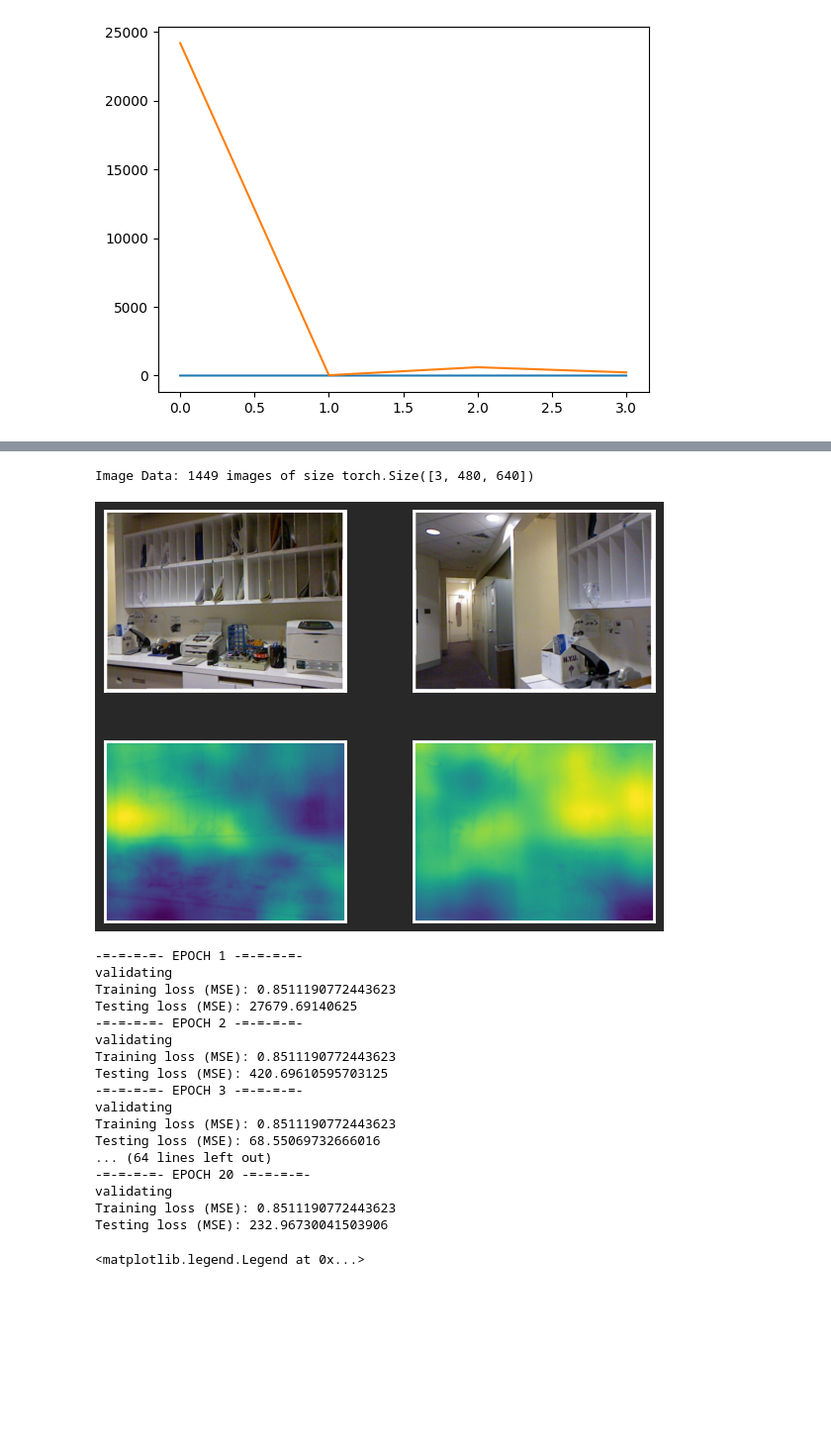
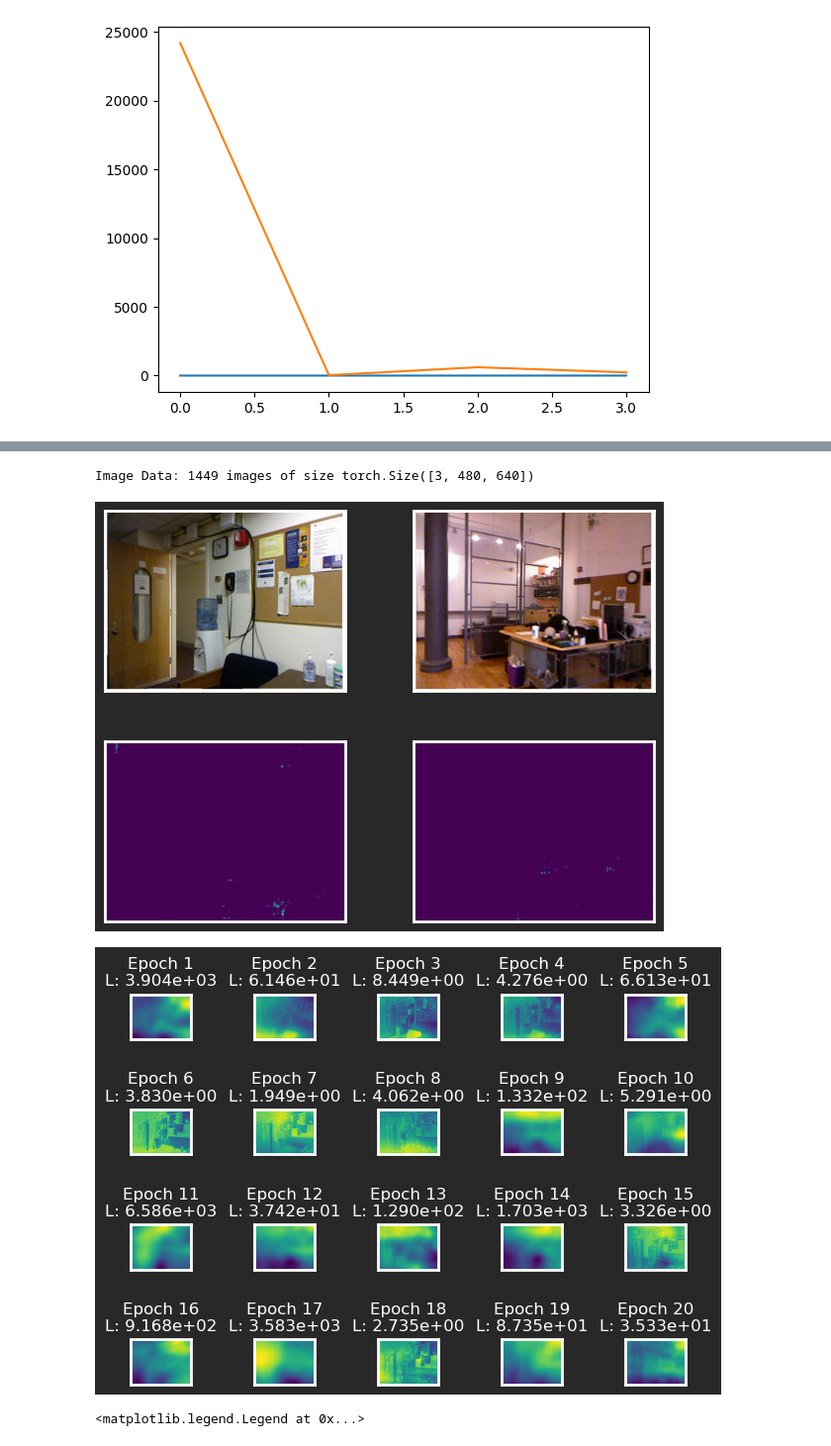
Before and after one commit to BoppleOpple/MonocularDepthPredictor, a Jupyter notebook: depthPredictor.ipynb, the cells around one changed output, grey strips where cells are left out. Shown at 99% size. Drawn from its saved outputs; the diff is of its cells as text; code cells hidden in the pictures; blank space fills up the shorter version.

```diff
--- a/depthPredictor.ipynb
+++ b/depthPredictor.ipynb
@@ -414,5 +409,5 @@ print(output[0,:1].cpu().detach().numpy())
 # %%
-plot_images = [npImage(torch.mul(NYU_data[i+10][0], 255)) for i in range(num_shown)]
+plot_images = [npImage(torch.mul(NYU_data[i+testImageIndex][0], 255)) for i in range(num_shown)]
 plot_images.extend([npImage(img[:1].cpu()) for img in output])
 
 print(f'Image Data: {len(NYU_data)} images of size {NYU_data[0][0].shape}')
@@ -420,60 +415,22 @@ print(f'Image Data: {len(NYU_data)} images of size {NYU_data[0][0].shape}')
 show_grid((2, num_shown), plot_images)
 # %% [output]
 Image Data: 1449 images of size torch.Size([3, 480, 640])
-[figure, old version]
+[figure, new version]
-# %%
-losses, v_losses = [], []
-
-model.eval()
-
-for epoch in range(EPOCHS):
-	print(f'-=-=-=-=- EPOCH {epoch + 1} -=-=-=-=-')
-	# print('training')
-	# # Make sure gradient tracking is on, and do a pass over the data
-	# model.train(True)
-	# avg_loss = train_one_epoch(model, epoch)
-	# losses.append(avg_loss)
-	model.load_state_dict(torch.load(f'states/epoch_{epoch+1}.pt'))
-
-	running_vloss = 0.0
-	# Set the model to evaluation mode, disabling dropout and using population
-	# statistics for batch normalization.
-
-	print('validating')
-	# Disable gradient computation and reduce memory consumption.
-	with torch.no_grad():
-		for vinputs, vlabels in iter(NYU_testingDataLoader):
-			vinputs = vinputs.to(device)
-			vlabels = vlabels.to(device)
-
-			voutputs = model(vinputs)
-			vloss = multiScaleLoss(voutputs, vlabels)
-			running_vloss += vloss
-
-	avg_vloss = running_vloss / (i + 1)
-	v_losses.append(avg_vloss)
-
-	print(f'Training loss (MSE): {avg_loss}')
-	print(f'Testing loss (MSE): {avg_vloss}')
-
-	torch.save(model.state_dict(), f'states/epoch_{epoch + 1}.pt')
-# %% [output]
--=-=-=-=- EPOCH 1 -=-=-=-=-
-validating
-Training loss (MSE): 0.8511190772443623
-Testing loss (MSE): 27679.69140625
--=-=-=-=- EPOCH 2 -=-=-=-=-
-validating
-Training loss (MSE): 0.8511190772443623
-Testing loss (MSE): 420.69610595703125
--=-=-=-=- EPOCH 3 -=-=-=-=-
-validating
-Training loss (MSE): 0.8511190772443623
-Testing loss (MSE): 68.55069732666016
-... (64 lines left out)
--=-=-=-=- EPOCH 20 -=-=-=-=-
-validating
-Training loss (MSE): 0.8511190772443623
-Testing loss (MSE): 232.96730041503906
+# %%
+model.eval()
+
+images = []
+texts = []
+
+for epoch in range(EPOCHS):
+	model.load_state_dict(torch.load(f'states/epoch_{epoch+1}.pt', map_location=device))
+
+	output = model.forward(default_collate([NYU_data[i+testImageIndex][0].to(device) for i in range(2)]))
+	images.append(npImage(output[0,:1].cpu()))
+	texts.append(f'Epoch {epoch + 1}\nL: {multiScaleLoss(output[:1], default_collate([NYU_data[testImageIndex][1]]).to(device)):.3e}')
+
+show_grid((4, 5), images, texts, 'output/epochGrid.png')
+# %% [output]
+[figure, added]
 # %%
 v_losses = [l.cpu() for l in v_losses]
```
Also changed, not shown: parts of 14 cells of this notebook, 1 other file.
